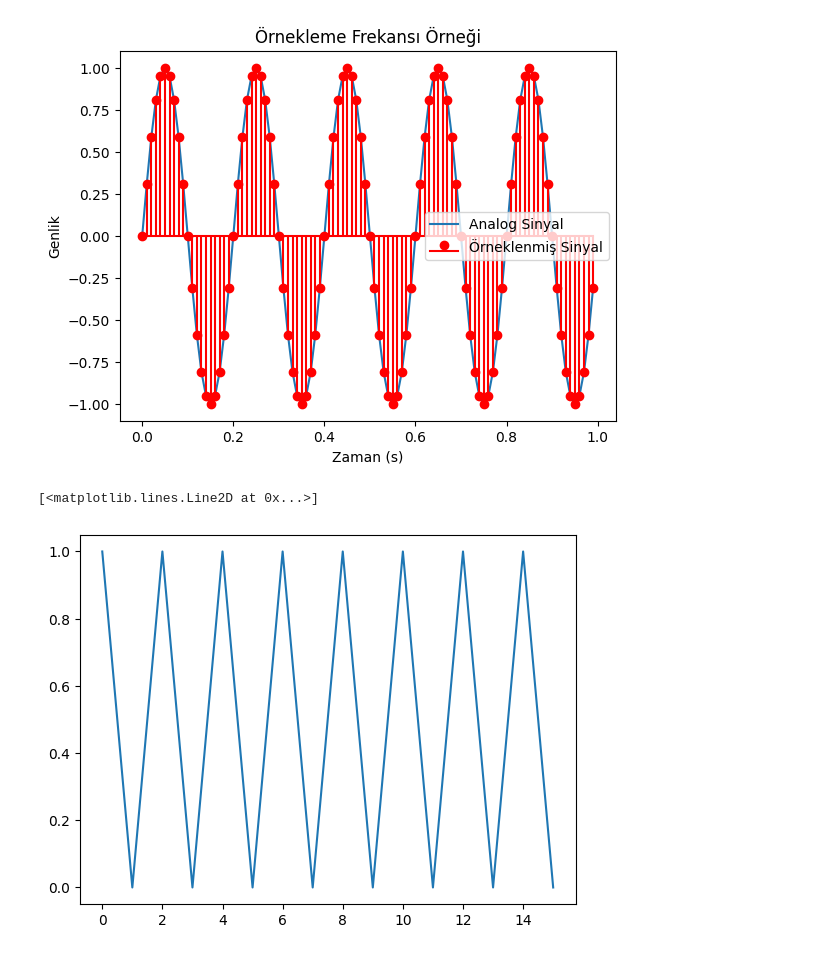
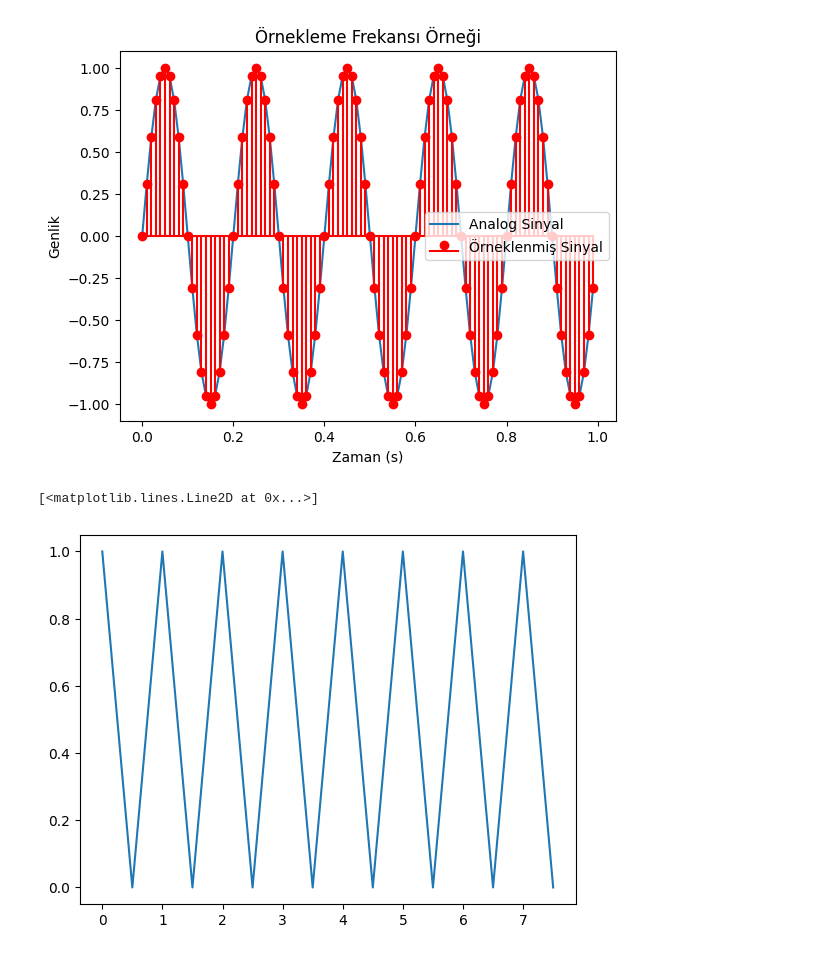
Before and after one commit to OmerFaruk-Celik/AMKS_AUV_ATILAY, a Jupyter notebook: FM.ipynb, the cells around one changed output. Saved outputs shown, nothing was run; the diff lists cells and outputs as text; code cells hidden in the pictures.

```diff
--- a/FM.ipynb
+++ b/FM.ipynb
@@ -78,9 +78,9 @@ import matplotlib.pyplot as plt
 data=[1,0,1,0,1,0,1,0,1,0,1,0,1,0,1,0]
 
 periad=0.5 #saniye
-t=np.linspace(0,10,)
+t=np.arange(0,8,0.5)
 # %%
-plt.plot(data)
+plt.plot(t,data)
 # %% [output]
 [<matplotlib.lines.Line2D at 0x...>]
-[figure, old version]
+[figure, new version]
```
Also changed, not shown: parts of 1 cell of this notebook.
